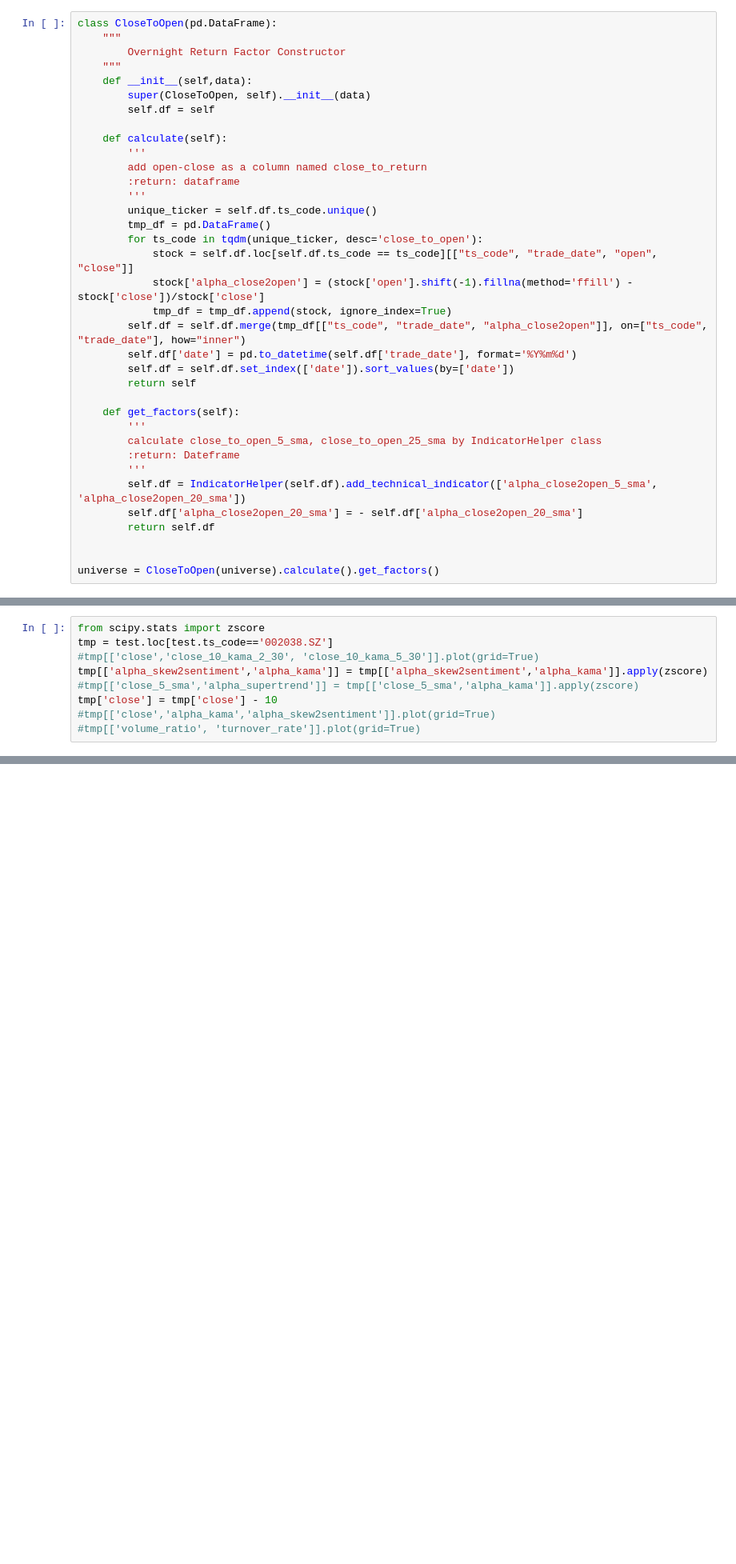
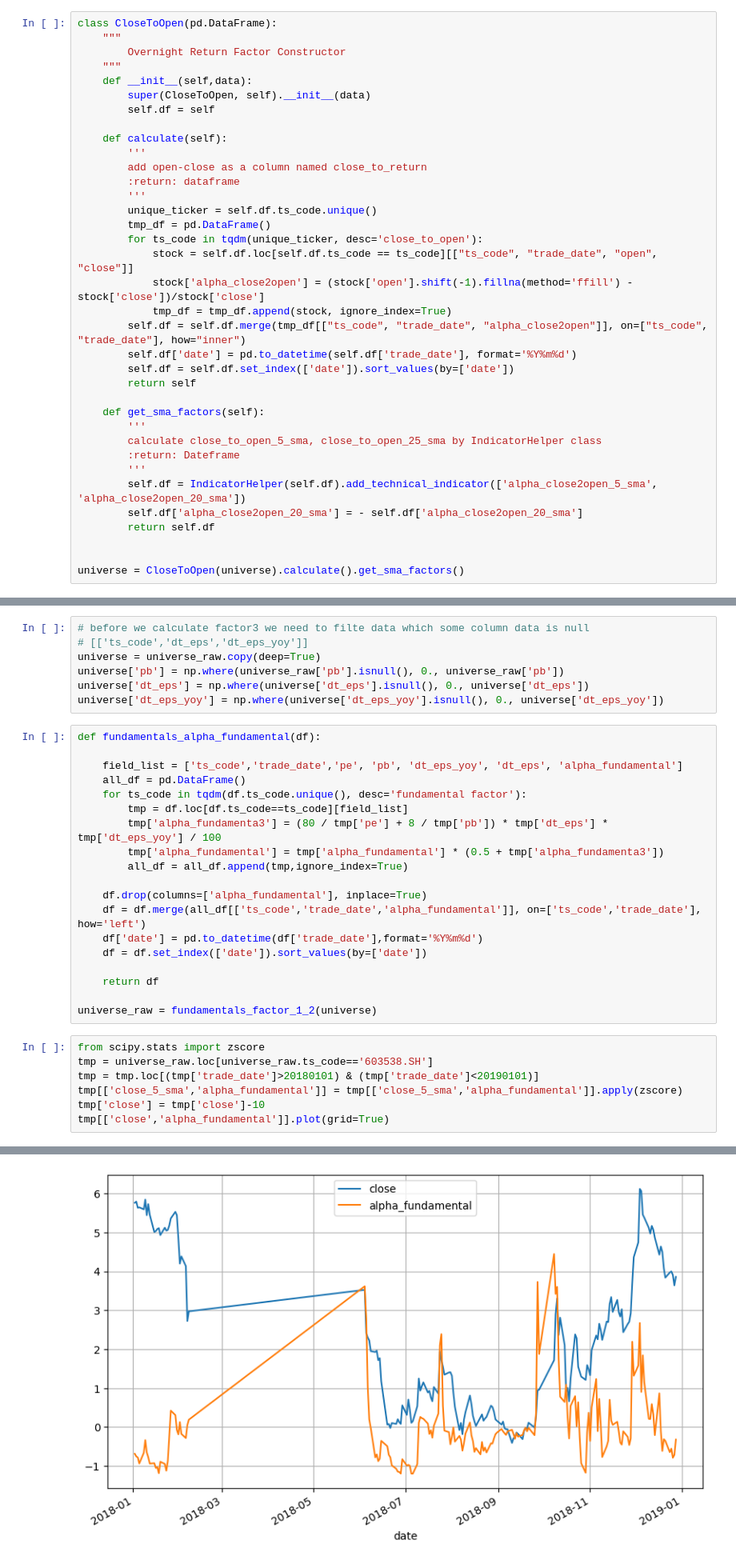
Before and after one commit to JiaRuiming-1/AI-Trading, a Jupyter notebook: P7_Backtesting/Factor_Process_and_Evaluate.ipynb, the cells around one changed output, grey strips where cells are left out. Shown at 80% size. Cells and saved outputs as stored; diff of their text form; blank space fills up the shorter version.

```diff
--- a/P7_Backtesting/Factor_Process_and_Evaluate.ipynb
+++ b/P7_Backtesting/Factor_Process_and_Evaluate.ipynb
@@ -173,7 +172,7 @@ class CloseToOpen(pd.DataFrame):
         self.df = self.df.set_index(['date']).sort_values(by=['date'])
         return self
 
-    def get_factors(self):
+    def get_sma_factors(self):
         '''
         calculate close_to_open_5_sma, close_to_open_25_sma by IndicatorHelper class
         :return: Dateframe
@@ -183,7 +182,7 @@ class CloseToOpen(pd.DataFrame):
         return self.df
 
 
-universe = CloseToOpen(universe).calculate().get_factors()
+universe = CloseToOpen(universe).calculate().get_sma_factors()
 # %% [markdown]
 ### Winner And Loser
 This factor we also did in P4. It express a ticker how to reach a return in a spicific period time
@@ -294,9 +319,34 @@ This factor based on ticker fundamentals, it usually take a long period time to
+# %%
+# before we calculate factor3 we need to filte data which some column data is null
+# [['ts_code','dt_eps','dt_eps_yoy']]
+universe = universe_raw.copy(deep=True)
+universe['pb'] = np.where(universe_raw['pb'].isnull(), 0., universe_raw['pb'])
+universe['dt_eps'] = np.where(universe['dt_eps'].isnull(), 0., universe['dt_eps'])
+universe['dt_eps_yoy'] = np.where(universe['dt_eps_yoy'].isnull(), 0., universe['dt_eps_yoy'])
+# %%
+def fundamentals_alpha_fundamental(df):
+
+    field_list = ['ts_code','trade_date','pe', 'pb', 'dt_eps_yoy', 'dt_eps', 'alpha_fundamental']
+    all_df = pd.DataFrame()
+    for ts_code in tqdm(df.ts_code.unique(), desc='fundamental factor'):
+        tmp = df.loc[df.ts_code==ts_code][field_list]
+        tmp['alpha_fundamenta3'] = (80 / tmp['pe'] + 8 / tmp['pb']) * tmp['dt_eps'] * tmp['dt_eps_yoy'] / 100
+        tmp['alpha_fundamental'] = tmp['alpha_fundamental'] * (0.5 + tmp['alpha_fundamenta3'])
+        all_df = all_df.append(tmp,ignore_index=True)
+
+    df.drop(columns=['alpha_fundamental'], inplace=True)
+    df = df.merge(all_df[['ts_code','trade_date','alpha_fundamental']], on=['ts_code','trade_date'], how='left')
+    df['date'] = pd.to_datetime(df['trade_date'],format='%Y%m%d')
+    df = df.set_index(['date']).sort_values(by=['date'])
+
+    return df
+
+universe_raw = fundamentals_factor_1_2(universe)
 # %%
 from scipy.stats import zscore
-tmp = test.loc[test.ts_code=='002038.SZ']
-#tmp[['close','close_10_kama_2_30', 'close_10_kama_5_30']].plot(grid=True)
-tmp[['alpha_skew2sentiment','alpha_kama']] = tmp[['alpha_skew2sentiment','alpha_kama']].apply(zscore)
-#tmp[['close_5_sma','alpha_supertrend']] = tmp[['close_5_sma','alpha_kama']].apply(zscore)
-tmp['close'] = tmp['close'] - 10
-#tmp[['close','alpha_kama','alpha_skew2sentiment']].plot(grid=True)
-#tmp[['volume_ratio', 'turnover_rate']].plot(grid=True)
+tmp = universe_raw.loc[universe_raw.ts_code=='603538.SH']
+tmp = tmp.loc[(tmp['trade_date']>20180101) & (tmp['trade_date']<20190101)]
+tmp[['close_5_sma','alpha_fundamental']] = tmp[['close_5_sma','alpha_fundamental']].apply(zscore)
+tmp['close'] = tmp['close']-10
+tmp[['close','alpha_fundamental']].plot(grid=True)
+# %% [output]
@@ -302,0 +354 @@ tmp['close'] = tmp['close'] - 10
+[figure, added]
```
Also changed, not shown: parts of 7 cells of this notebook.
